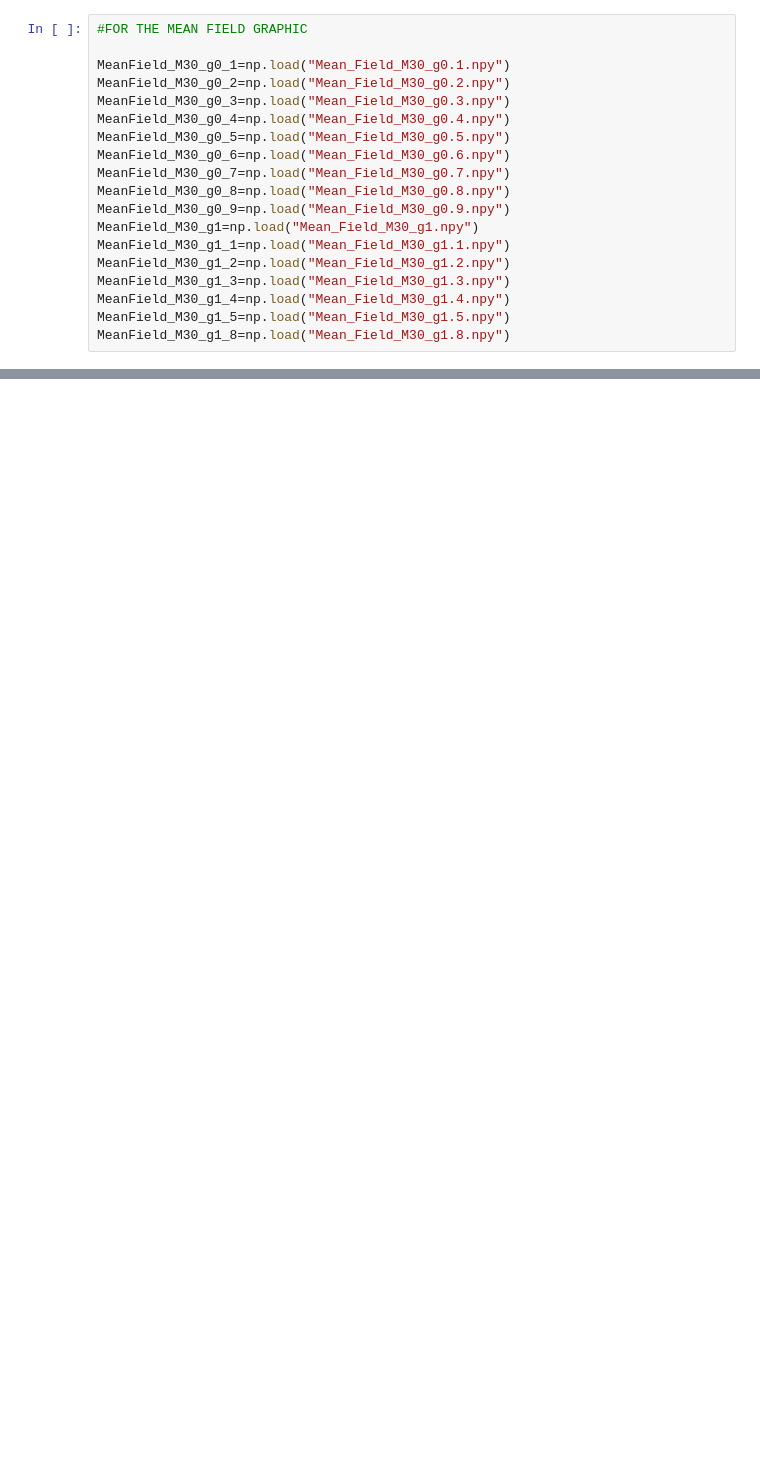
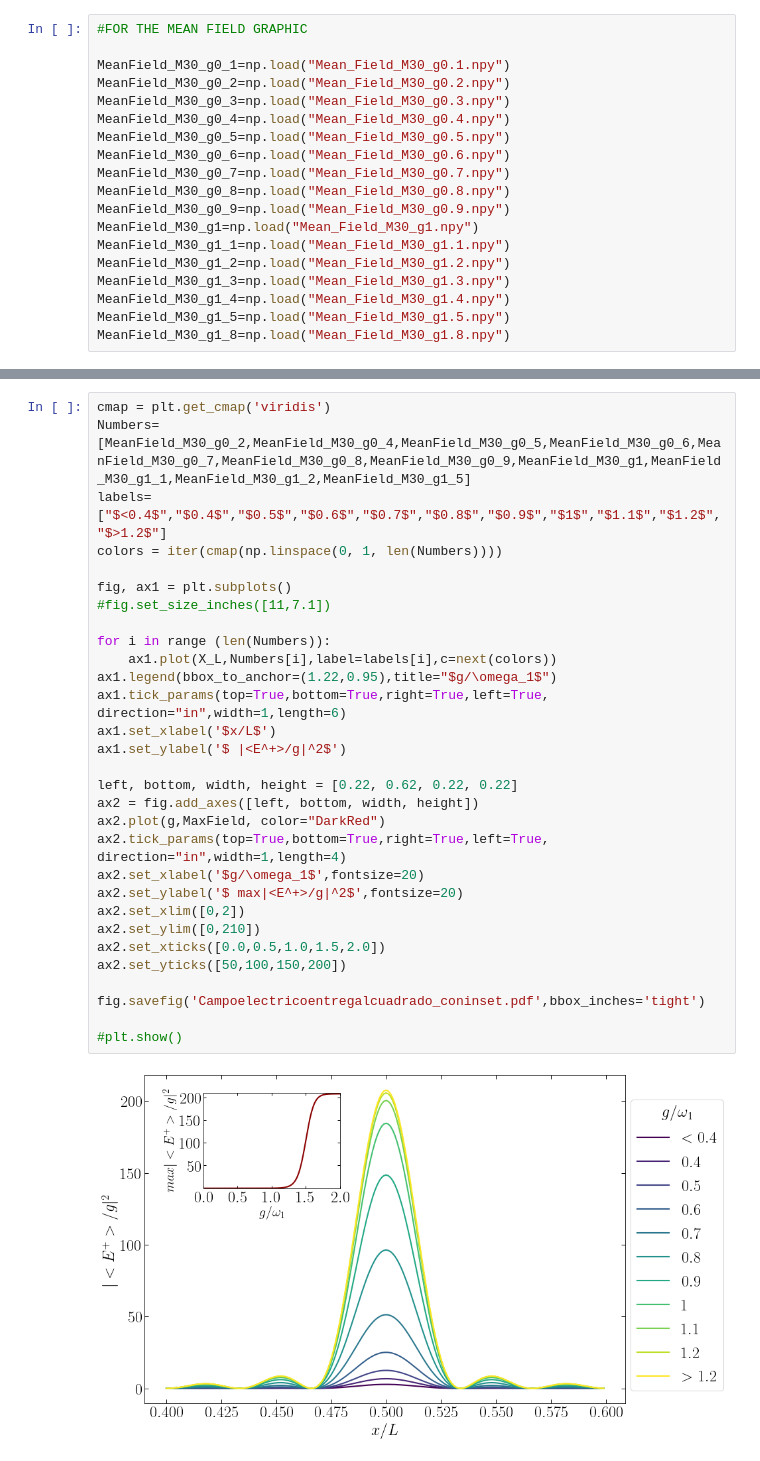
Before and after one commit to Jmalcrow/TFG, a Jupyter notebook: MEAN ELECTRIC FIELD INSIDE THE CAVITY.ipynb, the cells around one changed output, grey strips where cells are left out. Drawn from its saved outputs; the diff is of its cells as text; blank space fills up the shorter version.

```diff
--- a/MEAN ELECTRIC FIELD INSIDE THE CAVITY.ipynb
+++ b/MEAN ELECTRIC FIELD INSIDE THE CAVITY.ipynb
@@ -93 +110,33 @@ MeanField_M30_g1_8=np.load("Mean_Field_M30_g1.8.npy")
+# %%
+cmap = plt.get_cmap('viridis')
+Numbers=[MeanField_M30_g0_2,MeanField_M30_g0_4,MeanField_M30_g0_5,MeanField_M30_g0_6,MeanField_M30_g0_7,MeanField_M30_g0_8,MeanField_M30_g0_9,MeanField_M30_g1,MeanField_M30_g1_1,MeanField_M30_g1_2,MeanField_M30_g1_5]
+labels=["$<0.4$","$0.4$","$0.5$","$0.6$","$0.7$","$0.8$","$0.9$","$1$","$1.1$","$1.2$","$>1.2$"]
+colors = iter(cmap(np.linspace(0, 1, len(Numbers))))
+
+fig, ax1 = plt.subplots()
+#fig.set_size_inches([11,7.1])
+
+for i in range (len(Numbers)):
+    ax1.plot(X_L,Numbers[i],label=labels[i],c=next(colors))
+ax1.legend(bbox_to_anchor=(1.22,0.95),title="$g/\omega_1$")
+ax1.tick_params(top=True,bottom=True,right=True,left=True, direction="in",width=1,length=6)
+ax1.set_xlabel('$x/L$')
+ax1.set_ylabel('$ |<E^+>/g|^2$')
+
+left, bottom, width, height = [0.22, 0.62, 0.22, 0.22]
+ax2 = fig.add_axes([left, bottom, width, height])
+ax2.plot(g,MaxField, color="DarkRed")
+ax2.tick_params(top=True,bottom=True,right=True,left=True, direction="in",width=1,length=4)
+ax2.set_xlabel('$g/\omega_1$',fontsize=20)
+ax2.set_ylabel('$ max|<E^+>/g|^2$',fontsize=20)
+ax2.set_xlim([0,2])
+ax2.set_ylim([0,210])
+ax2.set_xticks([0.0,0.5,1.0,1.5,2.0])
+ax2.set_yticks([50,100,150,200])
+
+fig.savefig('Campoelectricoentregalcuadrado_coninset.pdf',bbox_inches='tight')
+
+#plt.show()
+# %% [output]
+[figure, added]
 # %%
```
Also changed, not shown: parts of 5 cells of this notebook, 6 other files.
